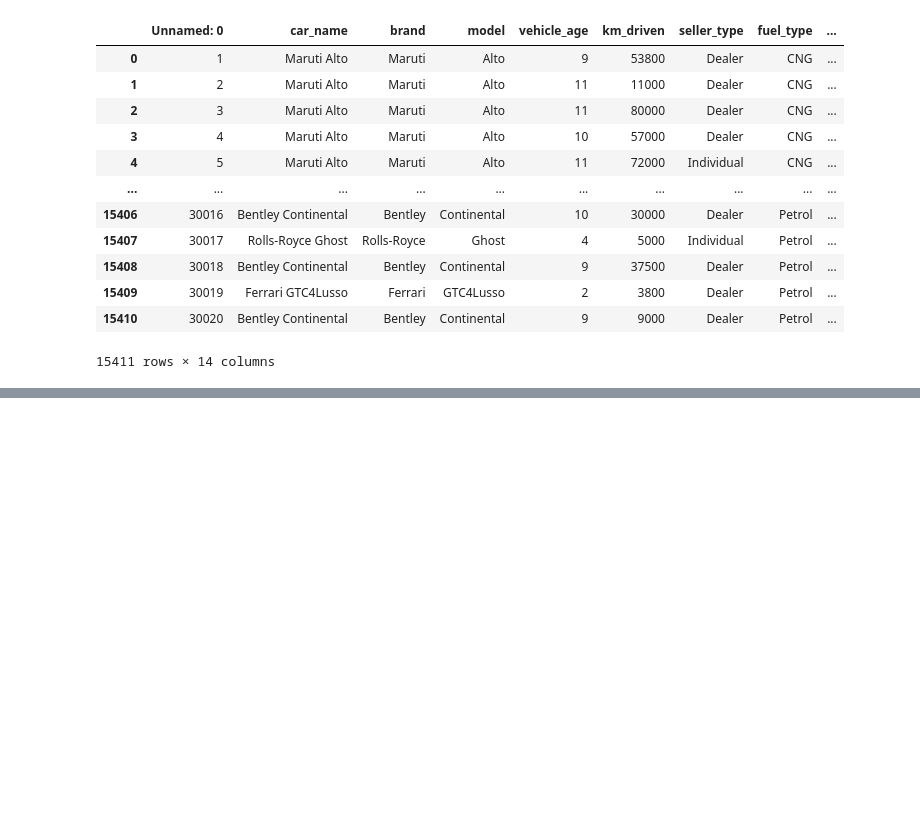
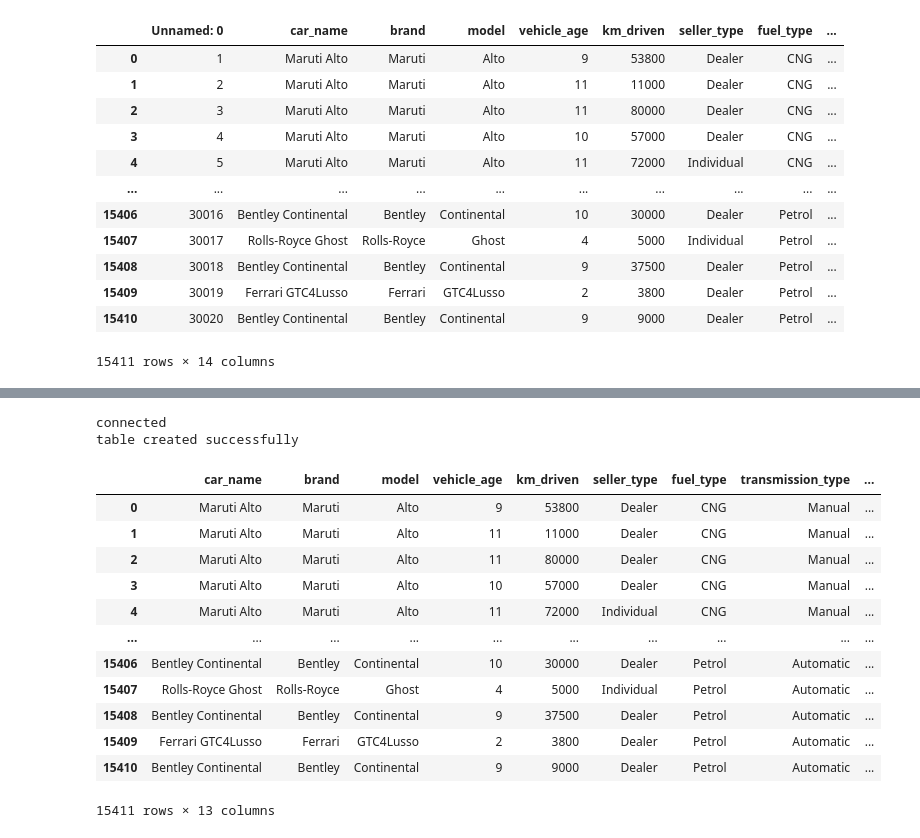
Before and after one commit to kassi-claude/project, a Jupyter notebook: main.ipynb, the cells around one changed output, grey strips where cells are left out. Saved outputs shown, nothing was run; the diff lists cells and outputs as text; code cells hidden in the pictures; blank space fills up the shorter version.

```diff
--- a/main.ipynb
+++ b/main.ipynb
@@ -42,0 +110,47 @@ df
+# %%
+
+try:
+    conn = connection.connect(user='root', password='estou123', database="car_database")
+    query="""truncate car_dataset;"""
+    cursor = conn.cursor()
+    cursor.execute(query)
+    conn.commit()
+
+    query = f"""truncate car_dataset;"""
+    cursor = conn.cursor()
+    cursor.execute(query)
+    conn.commit()
+    for key, value in df.iterrows():
+        car_name,brand,model,vehicle_age,km_driven,seller_type,fuel_type,transmission_type,mileage,engine,max_power,seats,selling_price = value[0],value[1], value[2], value[3], value[4],value[5] ,value[6],value[7] ,value[8] ,value[9] ,value[10] ,value[11] ,value[12]
+
+        query = f"""insert into car_dataset values ('{car_name}','{brand}', '{model}',{vehicle_age},{km_driven},'{seller_type}','{fuel_type}','{transmission_type}',{mileage},{engine},{max_power},{seats},{selling_price});"""
+        cursor = conn.cursor()
+        cursor.execute(query)
+    conn.commit()
+
+except Exception as e:
+    print(e)
+else:
+    print('connected')
+    print("table created successfully")
+finally:
+    conn.close()
+# %% [output]
+connected
+table created successfully
+# %%
+df
+# %% [output]
+|  | car_name | brand | model | vehicle_age | km_driven | seller_type | fuel_type | transmission_type | ... |
+| 0 | Maruti Alto | Maruti | Alto | 9 | 53800 | Dealer | CNG | Manual | ... |
+| 1 | Maruti Alto | Maruti | Alto | 11 | 11000 | Dealer | CNG | Manual | ... |
+| 2 | Maruti Alto | Maruti | Alto | 11 | 80000 | Dealer | CNG | Manual | ... |
+| 3 | Maruti Alto | Maruti | Alto | 10 | 57000 | Dealer | CNG | Manual | ... |
+| 4 | Maruti Alto | Maruti | Alto | 11 | 72000 | Individual | CNG | Manual | ... |
+| ... | ... | ... | ... | ... | ... | ... | ... | ... | ... |
+| 15406 | Bentley Continental | Bentley | Continental | 10 | 30000 | Dealer | Petrol | Automatic | ... |
+| 15407 | Rolls-Royce Ghost | Rolls-Royce | Ghost | 4 | 5000 | Individual | Petrol | Automatic | ... |
+| 15408 | Bentley Continental | Bentley | Continental | 9 | 37500 | Dealer | Petrol | Automatic | ... |
+| 15409 | Ferrari GTC4Lusso | Ferrari | GTC4Lusso | 2 | 3800 | Dealer | Petrol | Automatic | ... |
+| 15410 | Bentley Continental | Bentley | Continental | 9 | 9000 | Dealer | Petrol | Automatic | ... |
+15411 rows × 13 columns
```
Also changed, not shown: parts of 19 cells of this notebook.
